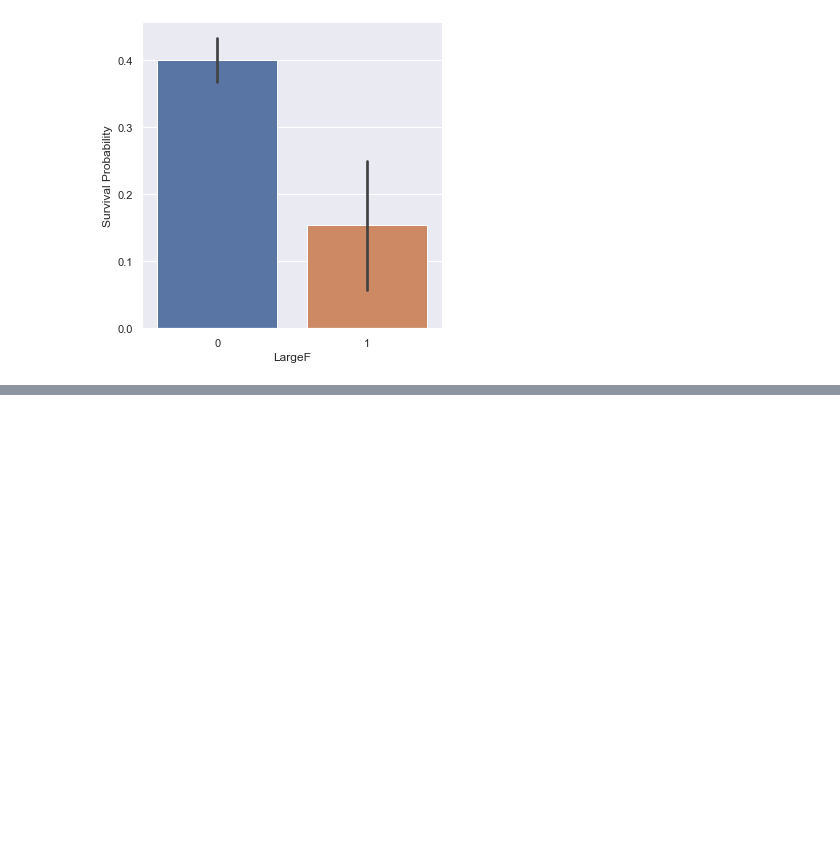
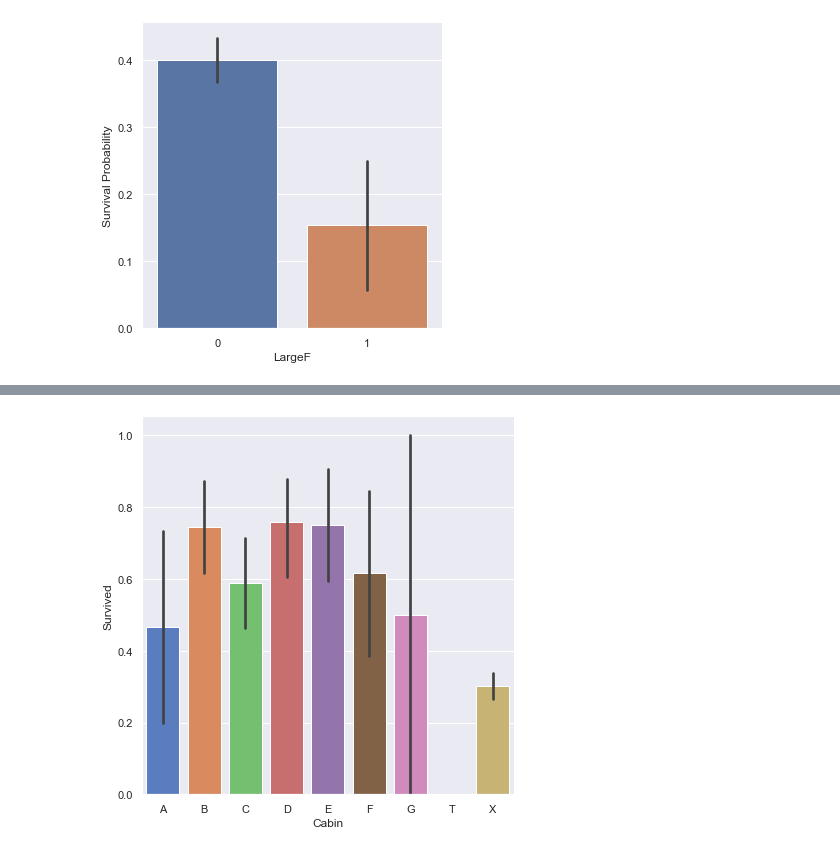
Before and after one commit to pksvv/25Jensemble, a Jupyter notebook: Titanic-Ensemble.ipynb, the cells around one changed output, grey strips where cells are left out. Cells and saved outputs as stored; diff of their text form; code cells hidden in the pictures; blank space fills up the shorter version.

```diff
--- a/Titanic-Ensemble.ipynb
+++ b/Titanic-Ensemble.ipynb
@@ -508,0 +588,4 @@ g = g.set_ylabels('Survival Probability')
+# %%
+g = sns.factorplot(x='Cabin',y='Survived',data=df,kind='bar',size=6,palette='muted',order='A B C D E F G T X'.split())
+# %% [output]
+[figure, added]
```
Also changed, not shown: parts of 21 cells of this notebook.
